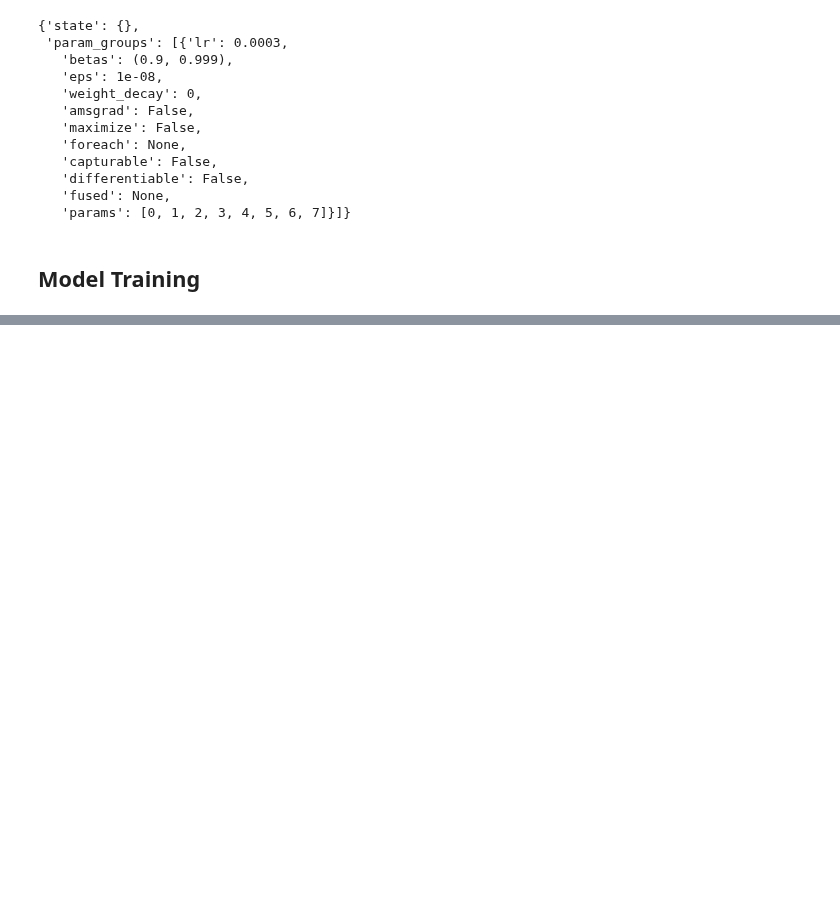
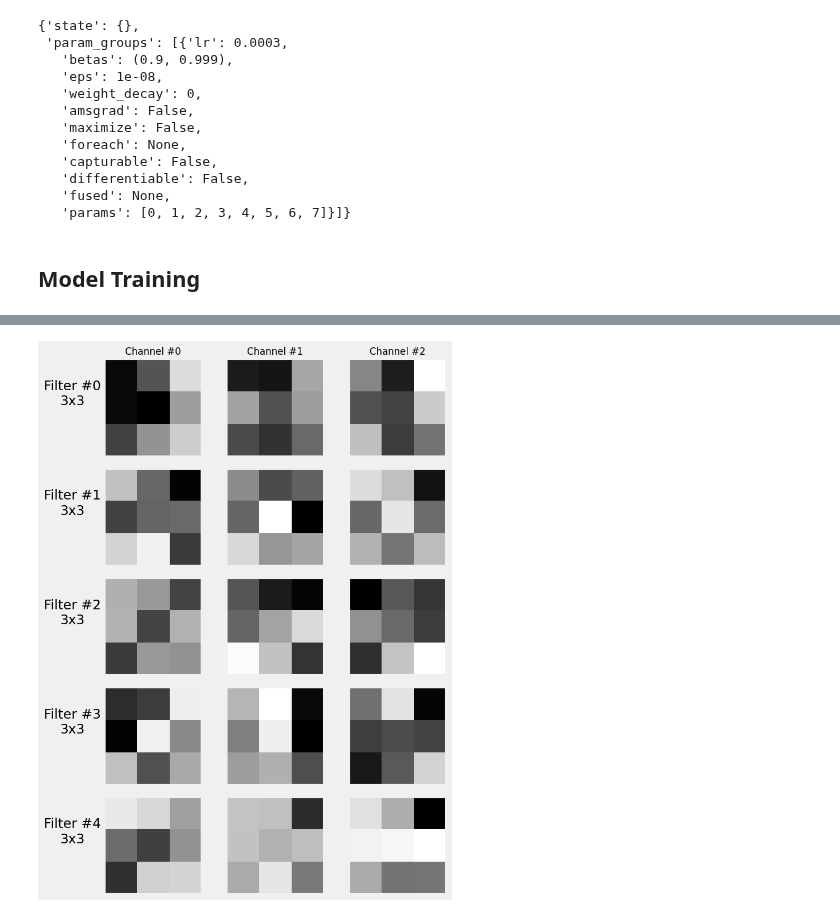
Before and after one commit to Anushkach/Deep-Learning, a Jupyter notebook: Deep Learning with Pytorch/Chapter 6.ipynb, the cells around one changed output, grey strips where cells are left out. Drawn from its saved outputs; the diff is of its cells as text; code cells hidden in the pictures; blank space fills up the shorter version.

```diff
--- a/Deep Learning with Pytorch/Chapter 6.ipynb
+++ b/Deep Learning with Pytorch/Chapter 6.ipynb
@@ -343,0 +386,4 @@ RuntimeError: Given groups=1, weight of size [5, 3, 3, 3], expected input[16, 5,
+# %%
+fig=sbs_cnn2.visualize_filters('conv1')
+# %% [output]
+[figure, added]
```
Also changed, not shown: parts of 38 cells of this notebook.
